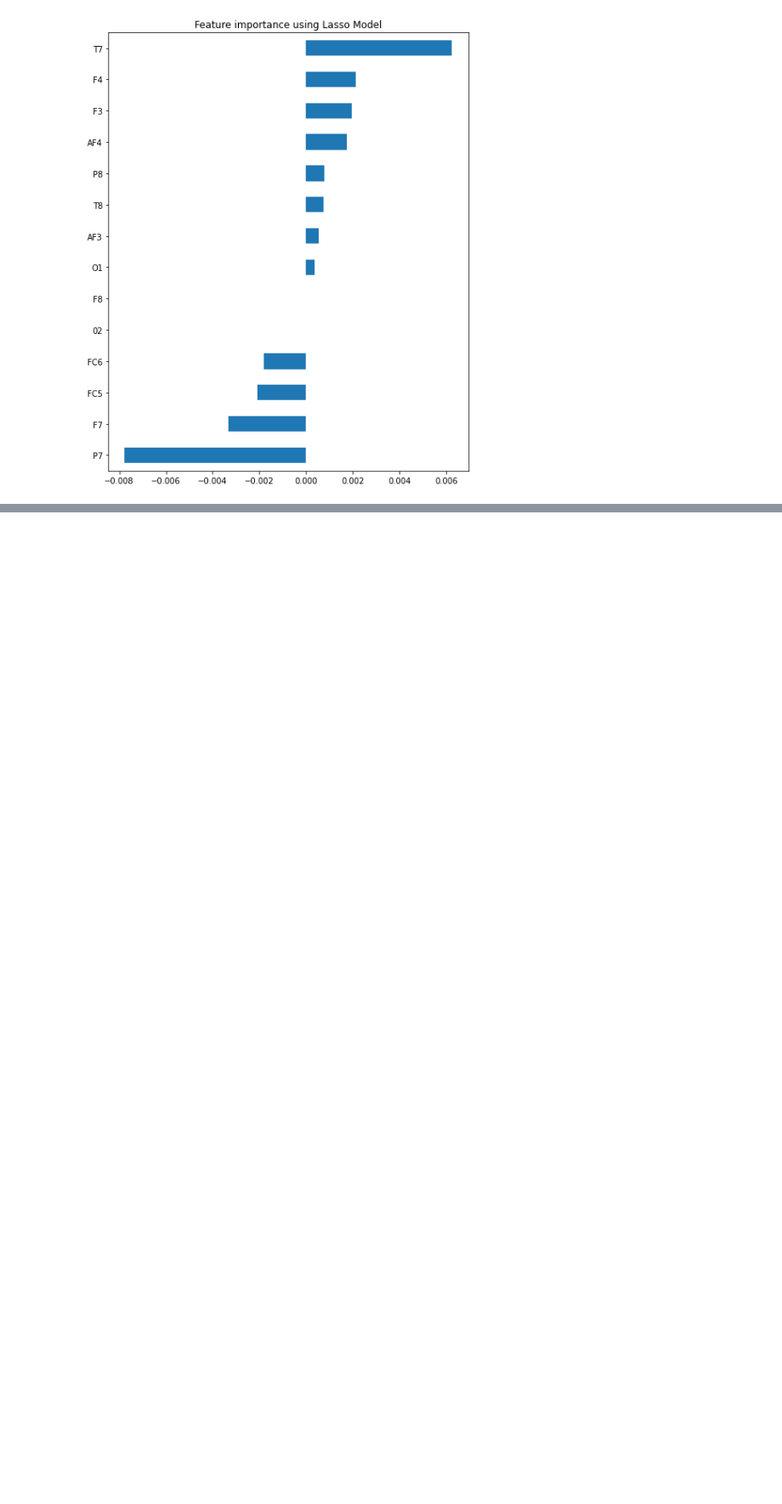
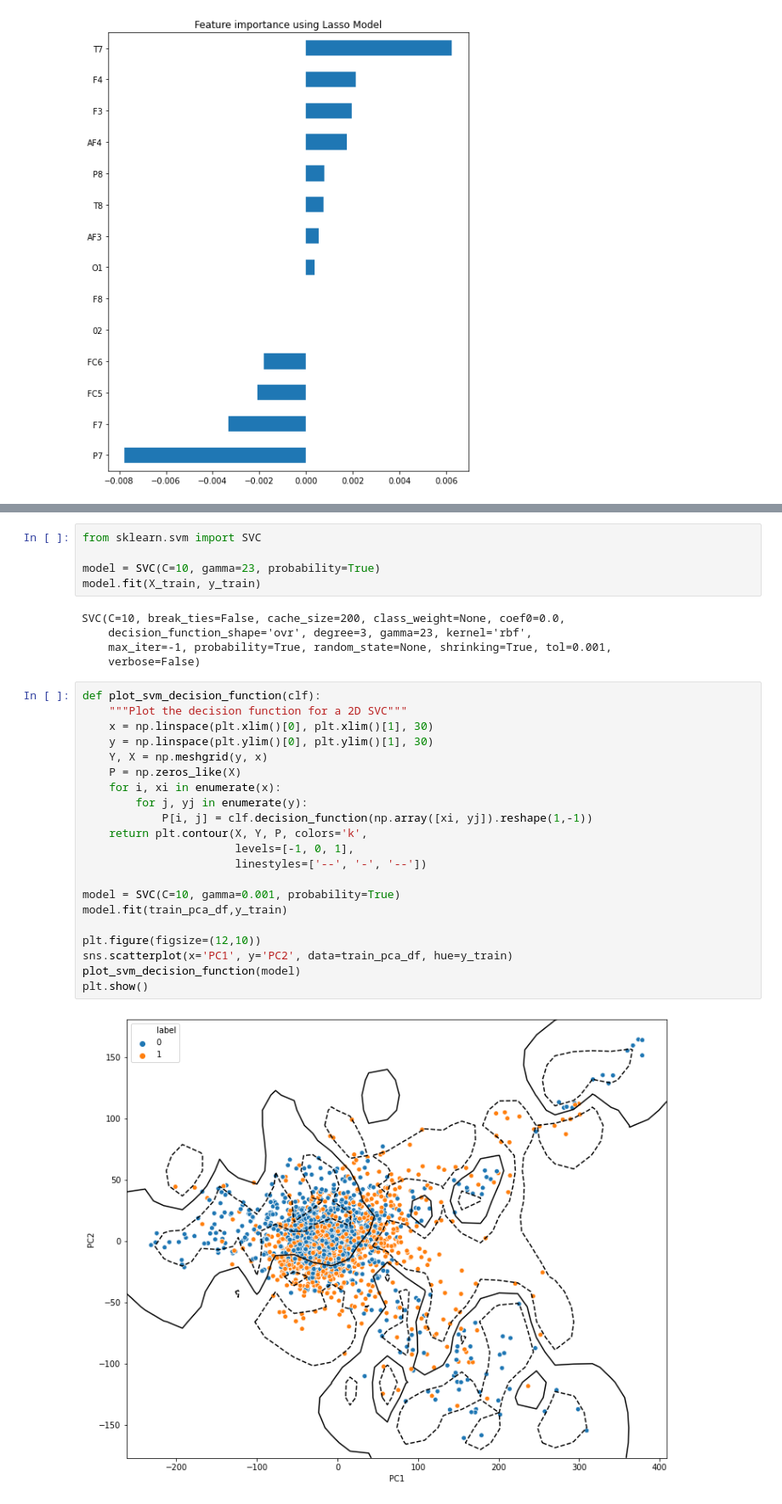
Before and after one commit to CallensToon/Machine_Learning_course_UGent_D012554_kaggle, a Jupyter notebook: Eye blinking prediction.ipynb, the cells around one changed output, grey strips where cells are left out. Shown: that part at 85% size. Saved outputs shown, nothing was run; the diff lists cells and outputs as text; blank space fills up the shorter version.

```diff
--- a/Eye blinking prediction.ipynb
+++ b/Eye blinking prediction.ipynb
@@ -628,0 +665,33 @@ Text(0.5, 1.0, 'Feature importance using Lasso Model')
+# %%
+from sklearn.svm import SVC
+
+model = SVC(C=10, gamma=23, probability=True)
+model.fit(X_train, y_train)
+# %% [output]
+SVC(C=10, break_ties=False, cache_size=200, class_weight=None, coef0=0.0,
+    decision_function_shape='ovr', degree=3, gamma=23, kernel='rbf',
+    max_iter=-1, probability=True, random_state=None, shrinking=True, tol=0.001,
+    verbose=False)
+# %%
+def plot_svm_decision_function(clf):
+	"""Plot the decision function for a 2D SVC"""
+	x = np.linspace(plt.xlim()[0], plt.xlim()[1], 30)
+	y = np.linspace(plt.ylim()[0], plt.ylim()[1], 30)
+	Y, X = np.meshgrid(y, x)
+	P = np.zeros_like(X)
+	for i, xi in enumerate(x):
+		for j, yj in enumerate(y):
+			P[i, j] = clf.decision_function(np.array([xi, yj]).reshape(1,-1))
+	return plt.contour(X, Y, P, colors='k',
+					   levels=[-1, 0, 1],
+					   linestyles=['--', '-', '--'])
+
+model = SVC(C=10, gamma=0.001, probability=True)
+model.fit(train_pca_df,y_train)
+
+plt.figure(figsize=(12,10))
+sns.scatterplot(x='PC1', y='PC2', data=train_pca_df, hue=y_train)
+plot_svm_decision_function(model)
+plt.show()
+# %% [output]
+[figure, added]
```
Also changed, not shown: parts of 4 cells of this notebook.
